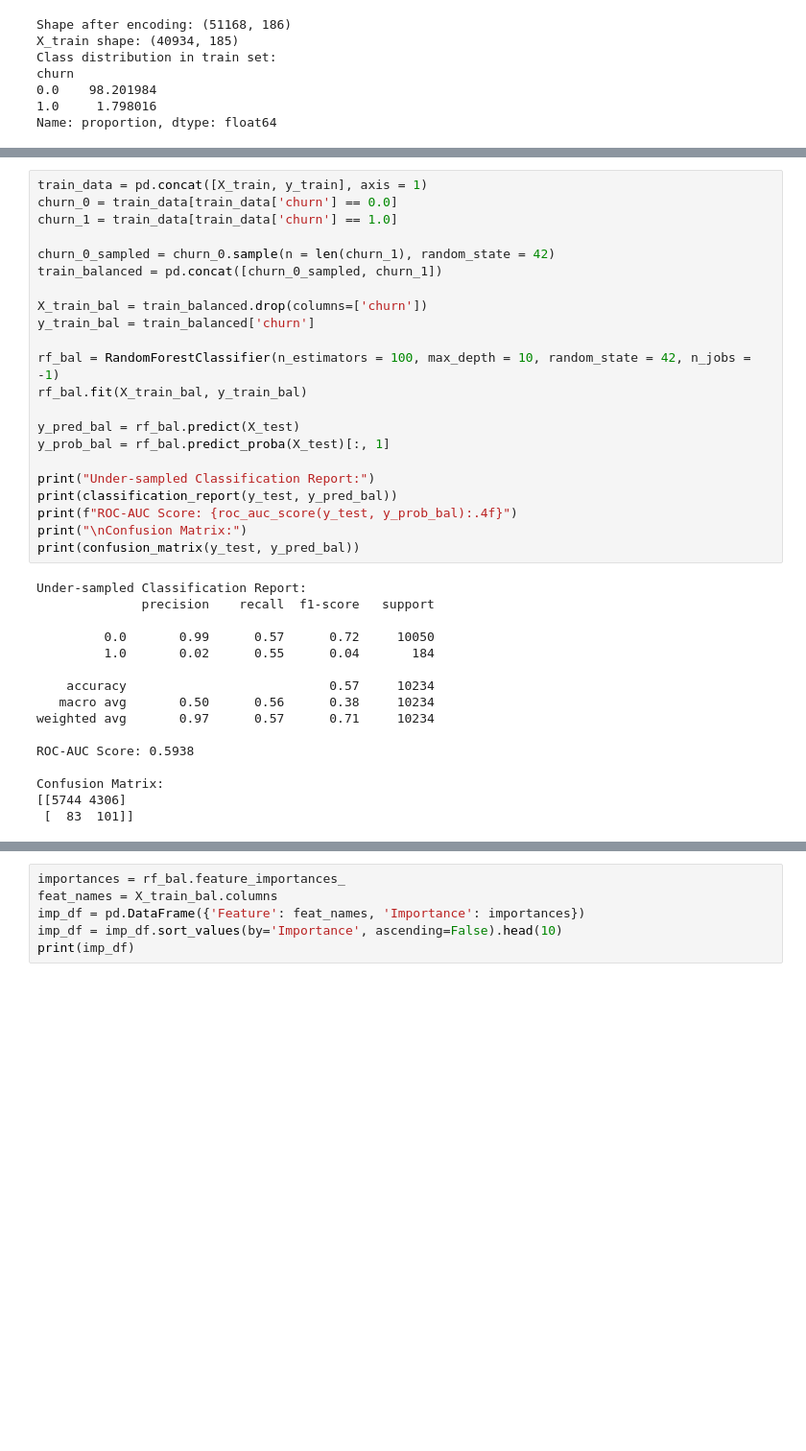
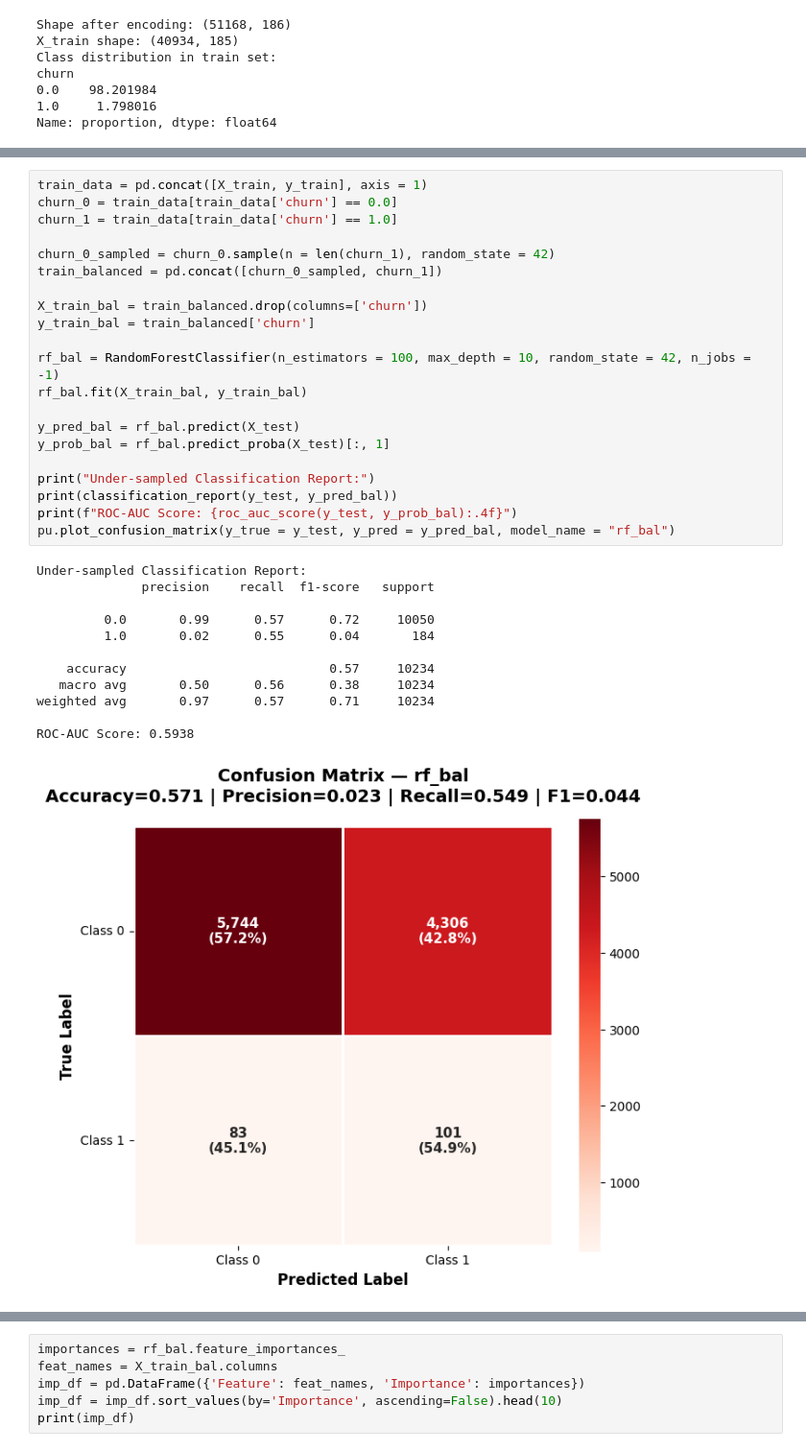
Before and after one commit to AliFazelniya/mlhub, a Jupyter notebook: machine_learning/classification/ds1/main.ipynb, the cells around one changed output, grey strips where cells are left out. Shown at 96% size. Saved outputs shown, nothing was run; the diff lists cells and outputs as text; blank space fills up the shorter version.

```diff
--- a/machine_learning/classification/ds1/main.ipynb
+++ b/machine_learning/classification/ds1/main.ipynb
@@ -165,36 +162,32 @@ train_data = pd.concat([X_train, y_train], axis = 1)
 churn_0 = train_data[train_data['churn'] == 0.0]
 churn_1 = train_data[train_data['churn'] == 1.0]
 
 churn_0_sampled = churn_0.sample(n = len(churn_1), random_state = 42)
 train_balanced = pd.concat([churn_0_sampled, churn_1])
 
 X_train_bal = train_balanced.drop(columns=['churn'])
 y_train_bal = train_balanced['churn']
 
 rf_bal = RandomForestClassifier(n_estimators = 100, max_depth = 10, random_state = 42, n_jobs = -1)
 rf_bal.fit(X_train_bal, y_train_bal)
 
 y_pred_bal = rf_bal.predict(X_test)
 y_prob_bal = rf_bal.predict_proba(X_test)[:, 1]
 
 print("Under-sampled Classification Report:")
 print(classification_report(y_test, y_pred_bal))
 print(f"ROC-AUC Score: {roc_auc_score(y_test, y_prob_bal):.4f}")
-print("\nConfusion Matrix:")
-print(confusion_matrix(y_test, y_pred_bal))
+pu.plot_confusion_matrix(y_true = y_test, y_pred = y_pred_bal, model_name = "rf_bal")
 # %% [output]
 Under-sampled Classification Report:
               precision    recall  f1-score   support
 
          0.0       0.99      0.57      0.72     10050
          1.0       0.02      0.55      0.04       184
 
     accuracy                           0.57     10234
    macro avg       0.50      0.56      0.38     10234
 weighted avg       0.97      0.57      0.71     10234
 
 ROC-AUC Score: 0.5938
-
-Confusion Matrix:
-[[5744 4306]
- [  83  101]]
+[figure, added]
```
Also changed, not shown: parts of 3 cells of this notebook.
